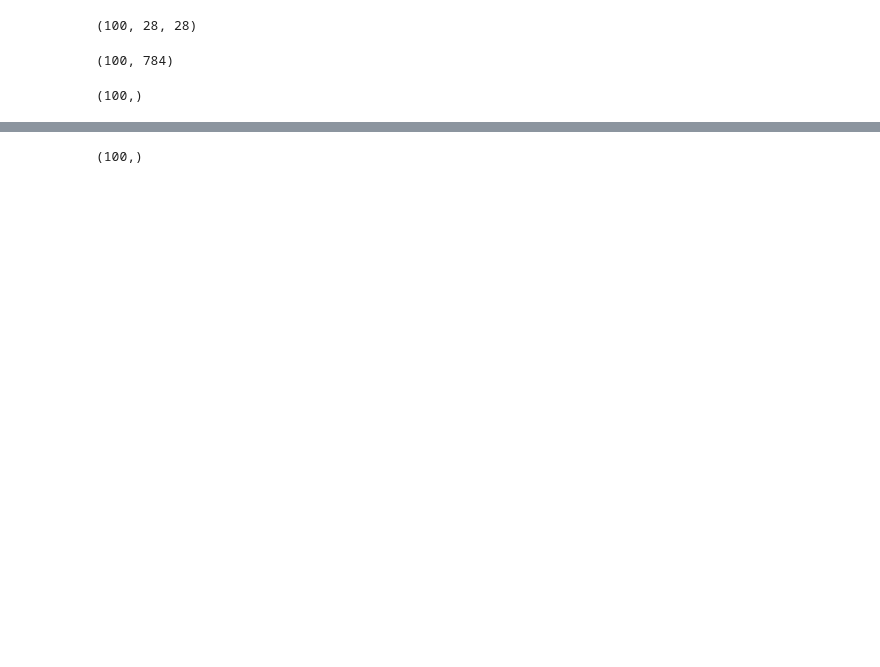
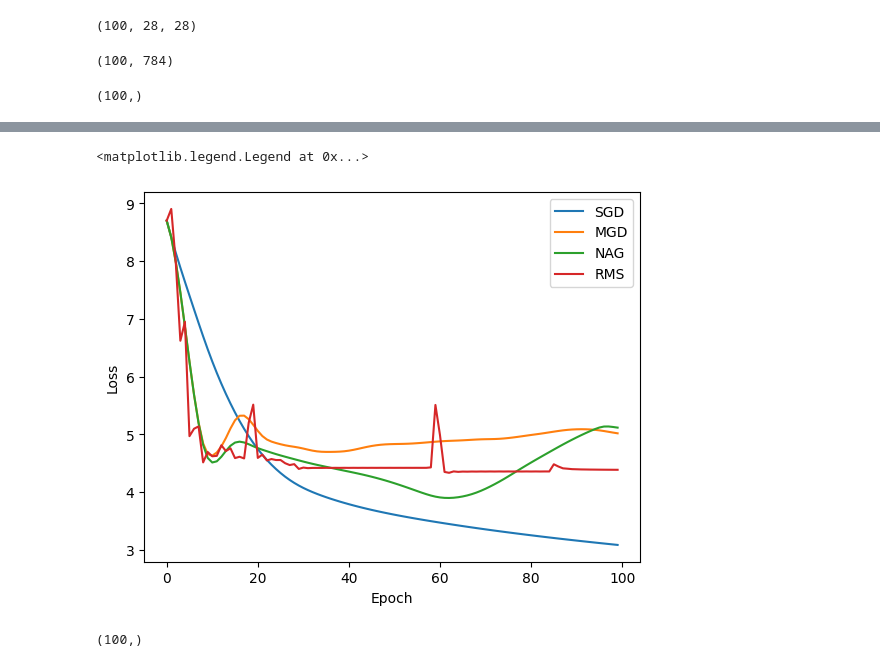
Before and after one commit to Bala-A87/CS6910-A1, a Jupyter notebook: A1.ipynb, the cells around one changed output, grey strips where cells are left out. Saved outputs shown, nothing was run; the diff lists cells and outputs as text; code cells hidden in the pictures; blank space fills up the shorter version.

```diff
--- a/A1.ipynb
+++ b/A1.ipynb
@@ -525,25 +526,3 @@ class MomentumGradientDescent():
         self.model.input_layer.w -= self.input_u_w
         self.input_u_b = self.beta * self.input_u_b + self.lr * self.model.input_layer.grad_b
         self.model.input_layer.b -= self.input_u_b
-# %%
-class NesterovGradientDescent():
-    def __init__(
-        self,
-        model: FeedForwardNeuralNetwork,
-        lr: float = 1e-3,
-        beta: float = 0.9
-    ) -> None:
-        self.model = model
-        self.lr = lr
-        self.beta = beta
-        self.input_u_w = np.zeros_like(model.input_layer.w)
-        self.input_u_b = np.zeros_like(model.input_layer.b)
-        self.hidden_u_ws = []
-        self.hidden_u_bs = []
-        for hidden_layer in model.hidden_layers:
-            self.hidden_u_ws.append(np.zeros_like(hidden_layer.w))
-            self.hidden_u_bs.append(np.zeros_like(hidden_layer.b))
-        self.output_u_w = np.zeros_like(model.output_layer.w)
-        self.output_u_b = np.zeros_like(model.output_layer.b)
-
-# Important extra requirement: gradient computation with different weights -> how to handle? Maybe store current weights (and grads), then run backprop with projected weights? Or don't call backward for each layer and instead handle it here?
@@ -631,3 +761,12 @@ Text(0, 0.5, 'Loss')
+# %%
+for optimizer in optimizers:
+    plt.plot(train_history[optimizer]['epoch'], train_history[optimizer]['loss'], label=optimizer)
+plt.xlabel('Epoch')
+plt.ylabel('Loss')
+plt.legend()
+# %% [output]
+<matplotlib.legend.Legend at 0x...>
+[figure, added]
 # %%
 train_preds = np.argmax(model.forward(X_sub), axis=1)
 train_preds.shape
```
Also changed, not shown: parts of 14 cells of this notebook.
